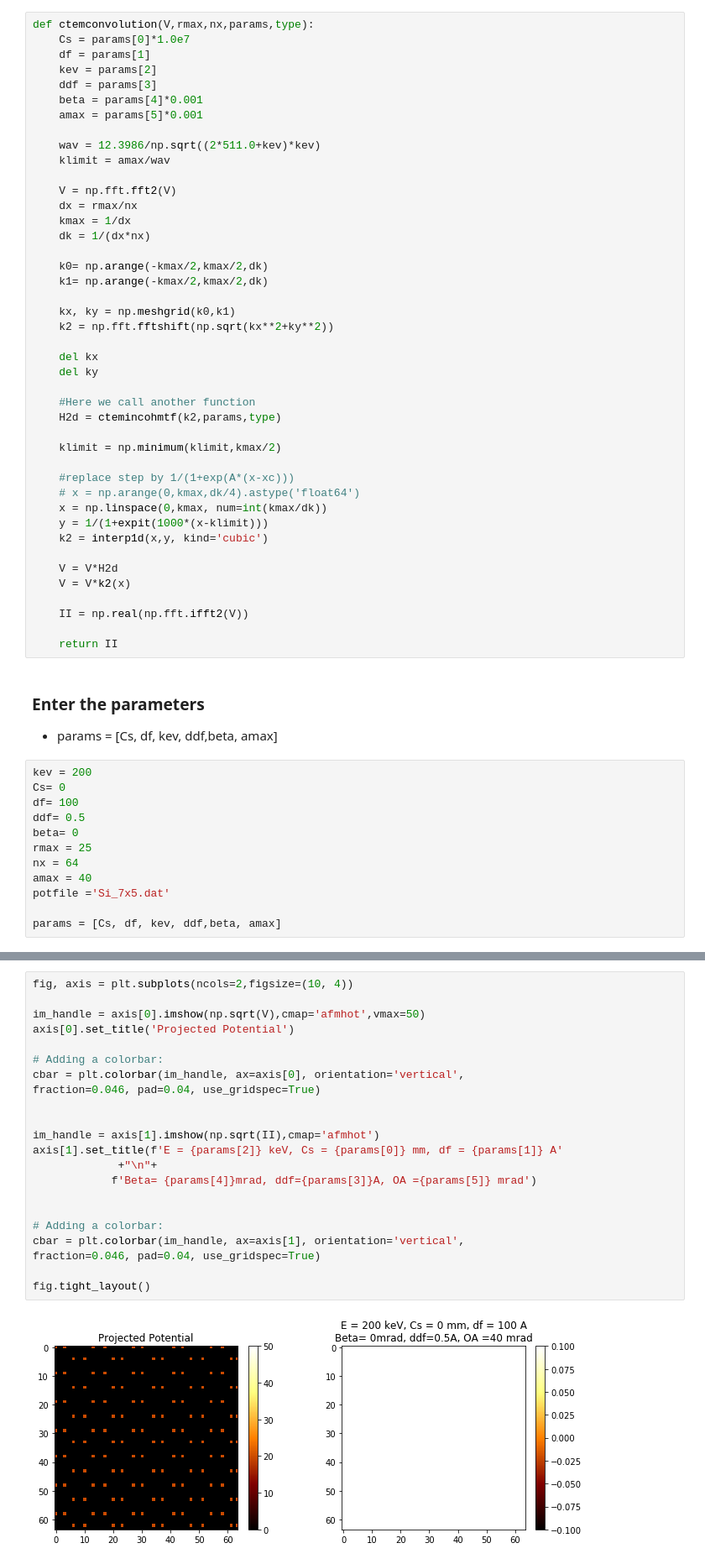
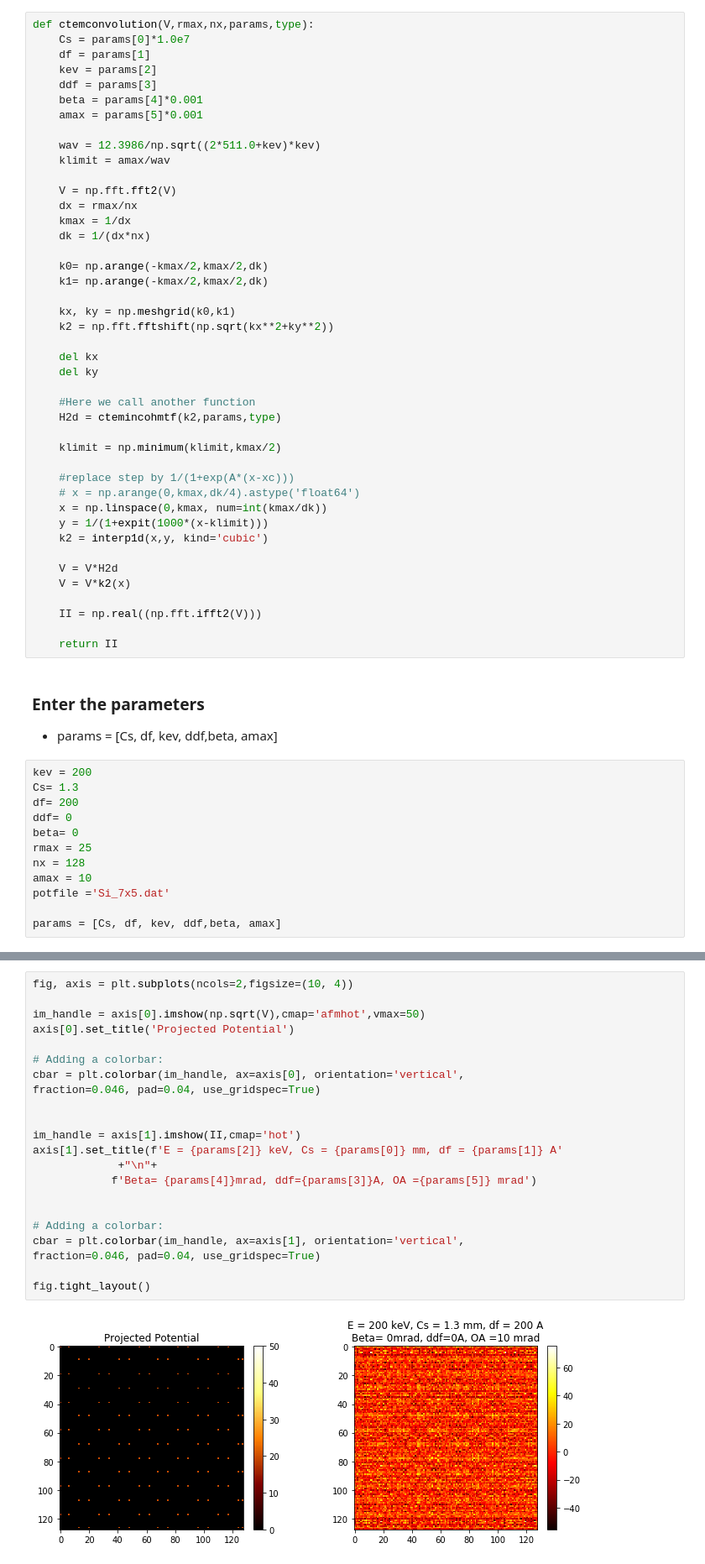
Before and after one commit to Advanced-EM/AdvancedEM, a Jupyter notebook: Week4/01_BF_ImageSimulation.ipynb, the cells around one changed output, grey strips where cells are left out. Shown: that part at 84% size. Drawn from its saved outputs; the diff is of its cells as text.

```diff
--- a/Week4/01_BF_ImageSimulation.ipynb
+++ b/Week4/01_BF_ImageSimulation.ipynb
@@ -245,7 +245,7 @@ def ctemconvolution(V,rmax,nx,params,type):
     V = V*H2d
     V = V*k2(x)
 
-    II = np.real(np.fft.ifft2(V))
+    II = np.real((np.fft.ifft2(V)))
 
     return II
 # %% [markdown]
@@ -254,13 +254,13 @@ def ctemconvolution(V,rmax,nx,params,type):
 - params = [Cs, df, kev, ddf,beta, amax]
 # %%
 kev = 200
-Cs= 0
-df= 100
-ddf= 0.5
+Cs= 1.3
+df= 200
+ddf= 0
 beta= 0
 rmax = 25
-nx = 64
-amax = 40
+nx = 128
+amax = 10
 potfile ='Si_7x5.dat'
 
 params = [Cs, df, kev, ddf,beta, amax]
@@ -281,24 +270,24 @@ invalid value encountered in multiply
 # %%
 fig, axis = plt.subplots(ncols=2,figsize=(10, 4))
 
 im_handle = axis[0].imshow(np.sqrt(V),cmap='afmhot',vmax=50)
 axis[0].set_title('Projected Potential')
 
 # Adding a colorbar:
 cbar = plt.colorbar(im_handle, ax=axis[0], orientation='vertical',
 fraction=0.046, pad=0.04, use_gridspec=True)
 
 
-im_handle = axis[1].imshow(np.sqrt(II),cmap='afmhot')
+im_handle = axis[1].imshow(II,cmap='hot')
 axis[1].set_title(f'E = {params[2]} keV, Cs = {params[0]} mm, df = {params[1]} A'
              +"\n"+
             f'Beta= {params[4]}mrad, ddf={params[3]}A, OA ={params[5]} mrad')
 
 
 # Adding a colorbar:
 cbar = plt.colorbar(im_handle, ax=axis[1], orientation='vertical',
 fraction=0.046, pad=0.04, use_gridspec=True)
 
 fig.tight_layout()
 # %% [output]
-[figure, old version]
+[figure, new version]
```
Also changed, not shown: parts of 2 cells of this notebook.
